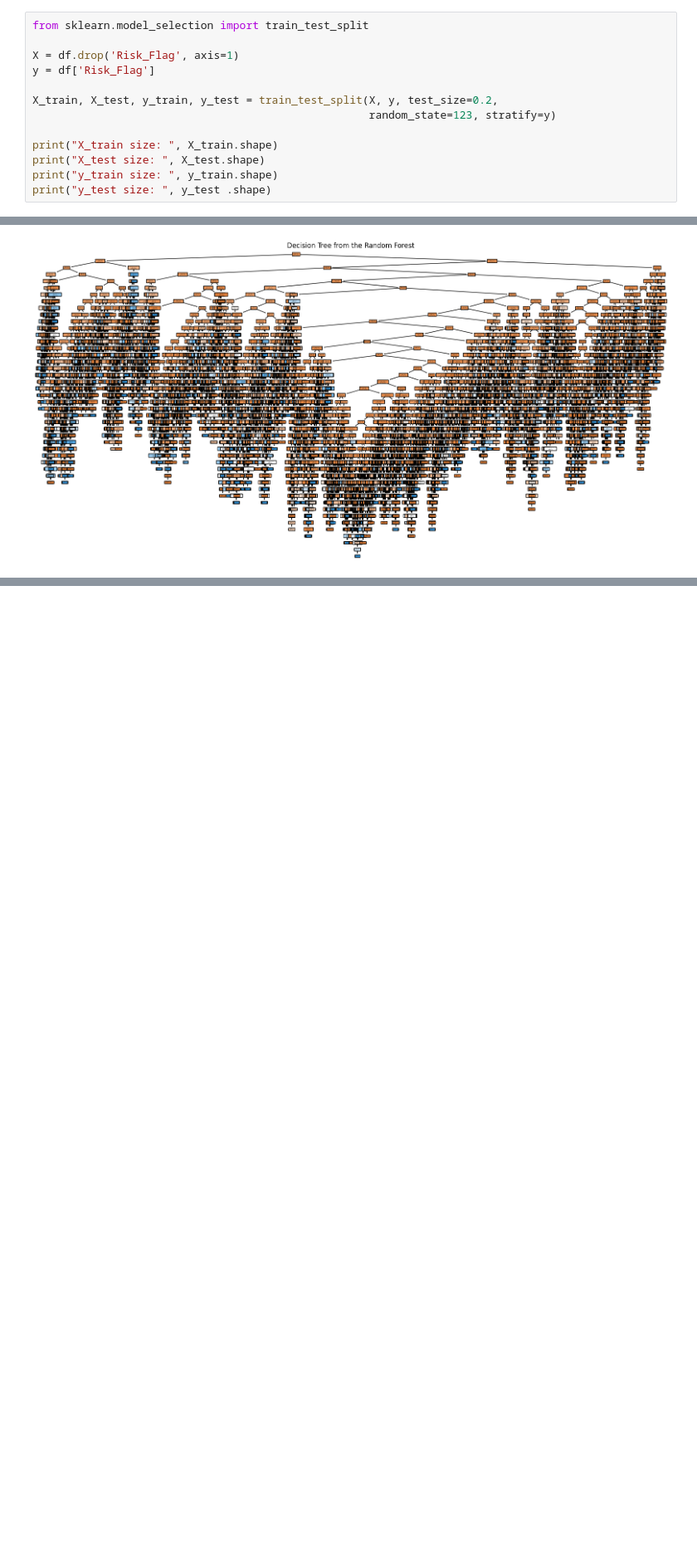
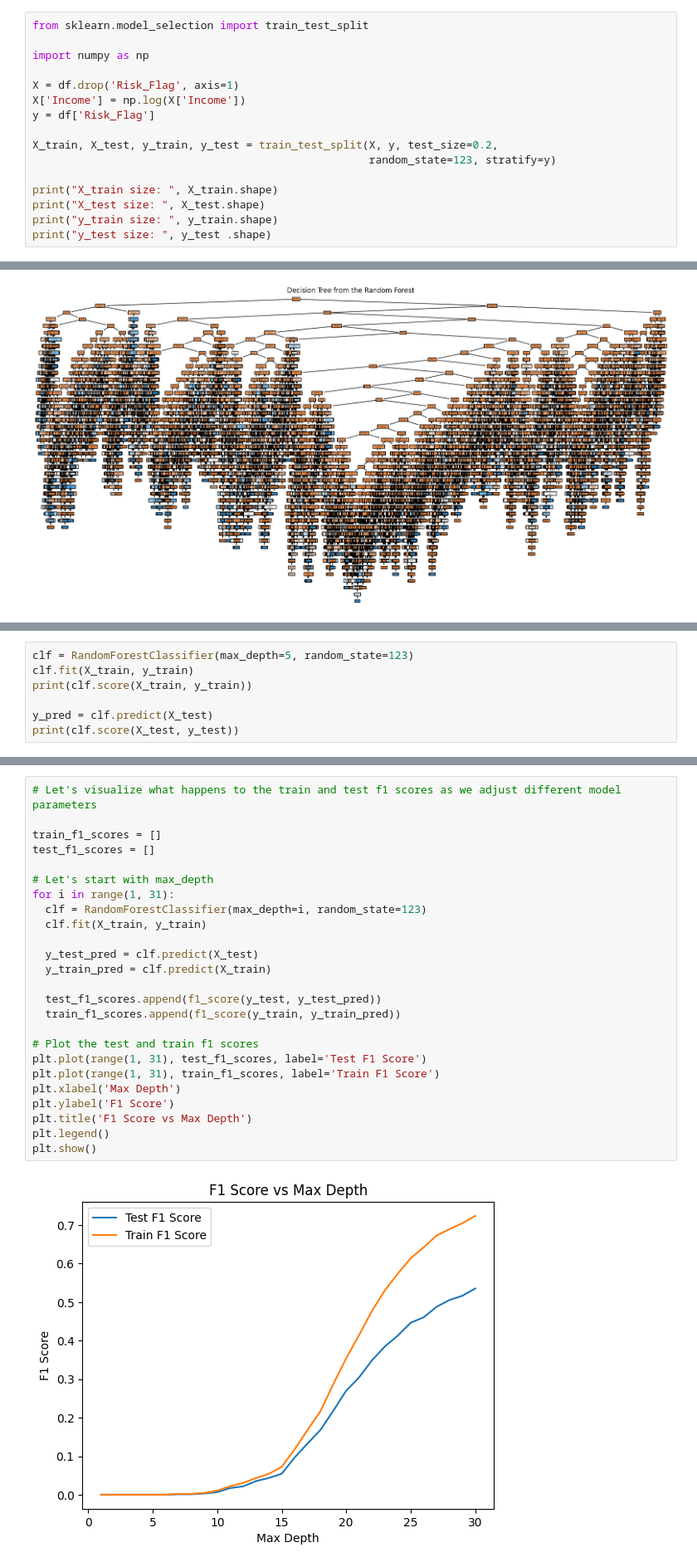
Before and after one commit to BenjaminUy/Predicting-Loan-User-Default-Risk, a Jupyter notebook: notebooks/Model_Development.ipynb, the cells around one changed output, grey strips where cells are left out. Shown at 83% size. Drawn from its saved outputs; the diff is of its cells as text; blank space fills up the shorter version.

```diff
--- a/notebooks/Model_Development.ipynb
+++ b/notebooks/Model_Development.ipynb
@@ -42,7 +42,10 @@ memory usage: 65.4 MB
 # %%
 from sklearn.model_selection import train_test_split
 
+import numpy as np
+
 X = df.drop('Risk_Flag', axis=1)
+X['Income'] = np.log(X['Income'])
 y = df['Risk_Flag']
 
 X_train, X_test, y_train, y_test = train_test_split(X, y, test_size=0.2,
@@ -201,0 +207,7 @@ KeyboardInterrupt:
+# %%
+clf = RandomForestClassifier(max_depth=5, random_state=123)
+clf.fit(X_train, y_train)
+print(clf.score(X_train, y_train))
+
+y_pred = clf.predict(X_test)
+print(clf.score(X_test, y_test))
@@ -201,0 +217,27 @@ KeyboardInterrupt:
+# %%
+# Let's visualize what happens to the train and test f1 scores as we adjust different model parameters
+
+train_f1_scores = []
+test_f1_scores = []
+
+# Let's start with max_depth
+for i in range(1, 31):
+  clf = RandomForestClassifier(max_depth=i, random_state=123)
+  clf.fit(X_train, y_train)
+
+  y_test_pred = clf.predict(X_test)
+  y_train_pred = clf.predict(X_train)
+
+  test_f1_scores.append(f1_score(y_test, y_test_pred))
+  train_f1_scores.append(f1_score(y_train, y_train_pred))
+
+# Plot the test and train f1 scores
+plt.plot(range(1, 31), test_f1_scores, label='Test F1 Score')
+plt.plot(range(1, 31), train_f1_scores, label='Train F1 Score')
+plt.xlabel('Max Depth')
+plt.ylabel('F1 Score')
+plt.title('F1 Score vs Max Depth')
+plt.legend()
+plt.show()
+# %% [output]
+[figure, added]
```
Also changed, not shown: parts of 8 cells of this notebook.
